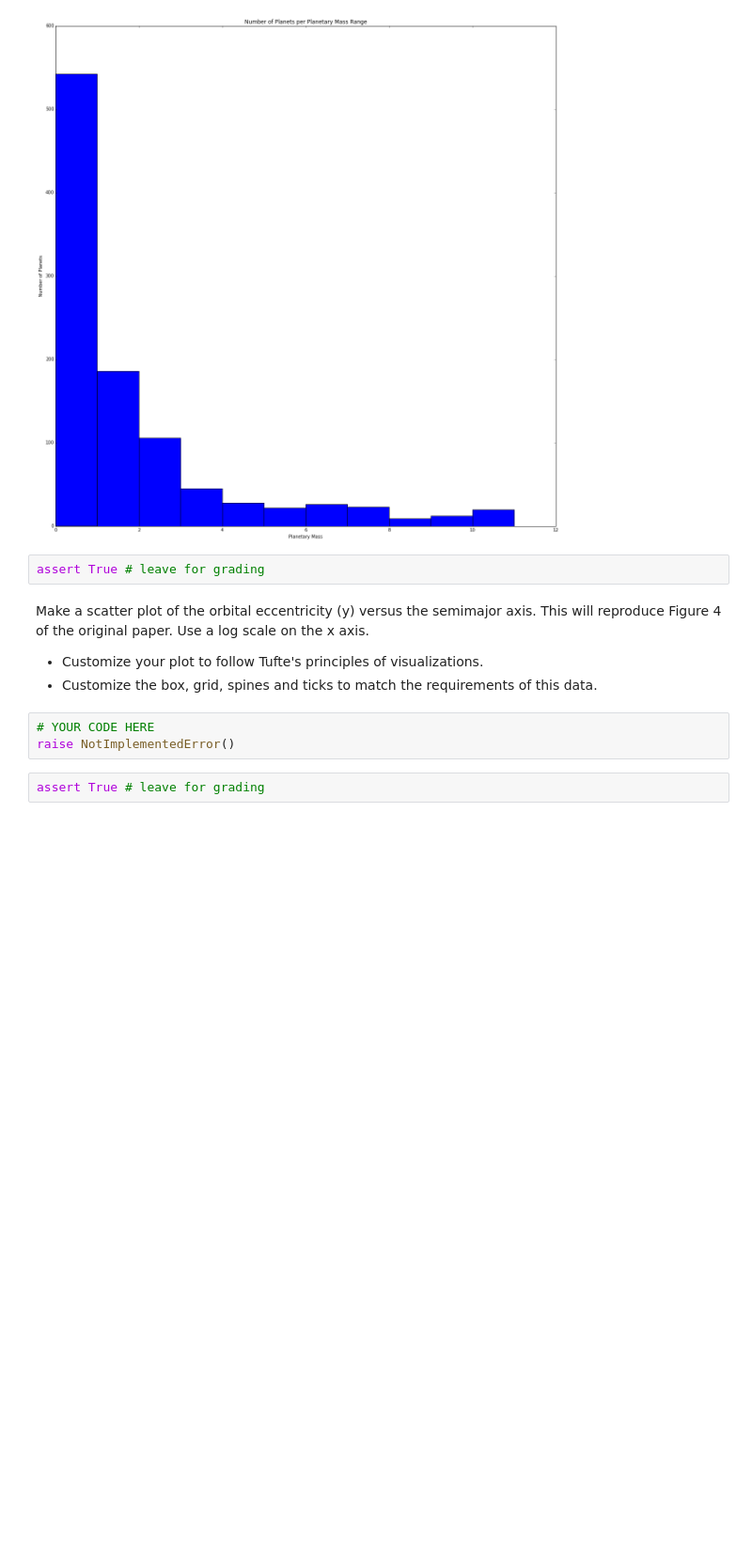
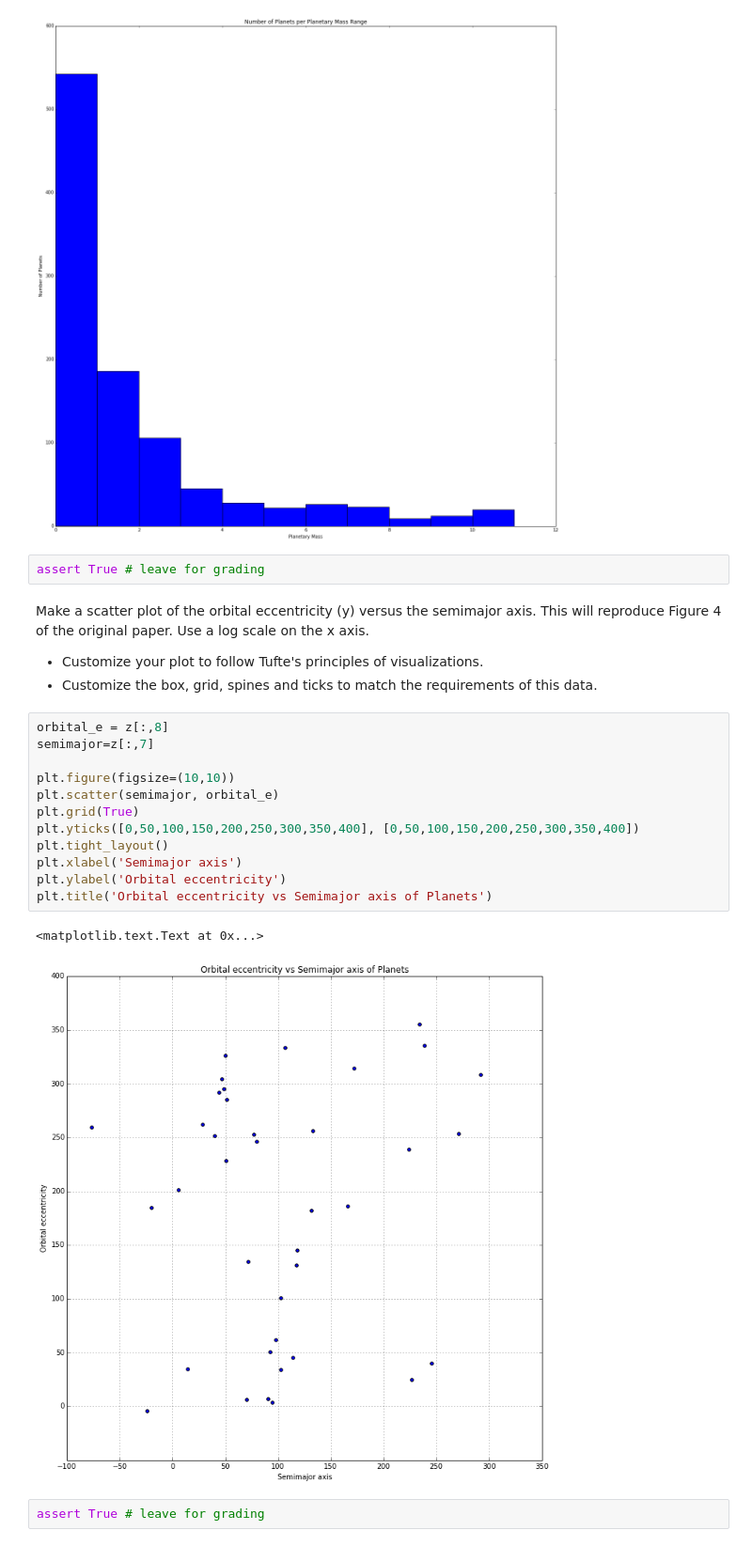
Before and after one commit to hunterherrin/phys202-2015-work, a Jupyter notebook: assignments/assignment04/MatplotlibEx02.ipynb, the cells around one changed output. Shown at 94% size. Drawn from its saved outputs; the diff is of its cells as text; blank space fills up the shorter version.

```diff
--- a/assignments/assignment04/MatplotlibEx02.ipynb
+++ b/assignments/assignment04/MatplotlibEx02.ipynb
@@ -72,8 +72,20 @@ Make a scatter plot of the orbital eccentricity (y) versus the semimajor axis. T
 
 * Customize your plot to follow Tufte's principles of visualizations.
 * Customize the box, grid, spines and ticks to match the requirements of this data.
-# %%
-# YOUR CODE HERE
-raise NotImplementedError()
+# %%
+orbital_e = z[:,8]
+semimajor=z[:,7]
+
+plt.figure(figsize=(10,10))
+plt.scatter(semimajor, orbital_e)
+plt.grid(True)
+plt.yticks([0,50,100,150,200,250,300,350,400], [0,50,100,150,200,250,300,350,400])
+plt.tight_layout()
+plt.xlabel('Semimajor axis')
+plt.ylabel('Orbital eccentricity')
+plt.title('Orbital eccentricity vs Semimajor axis of Planets')
+# %% [output]
+<matplotlib.text.Text at 0x...>
+[figure, added]
 # %%
 assert True # leave for grading
```
